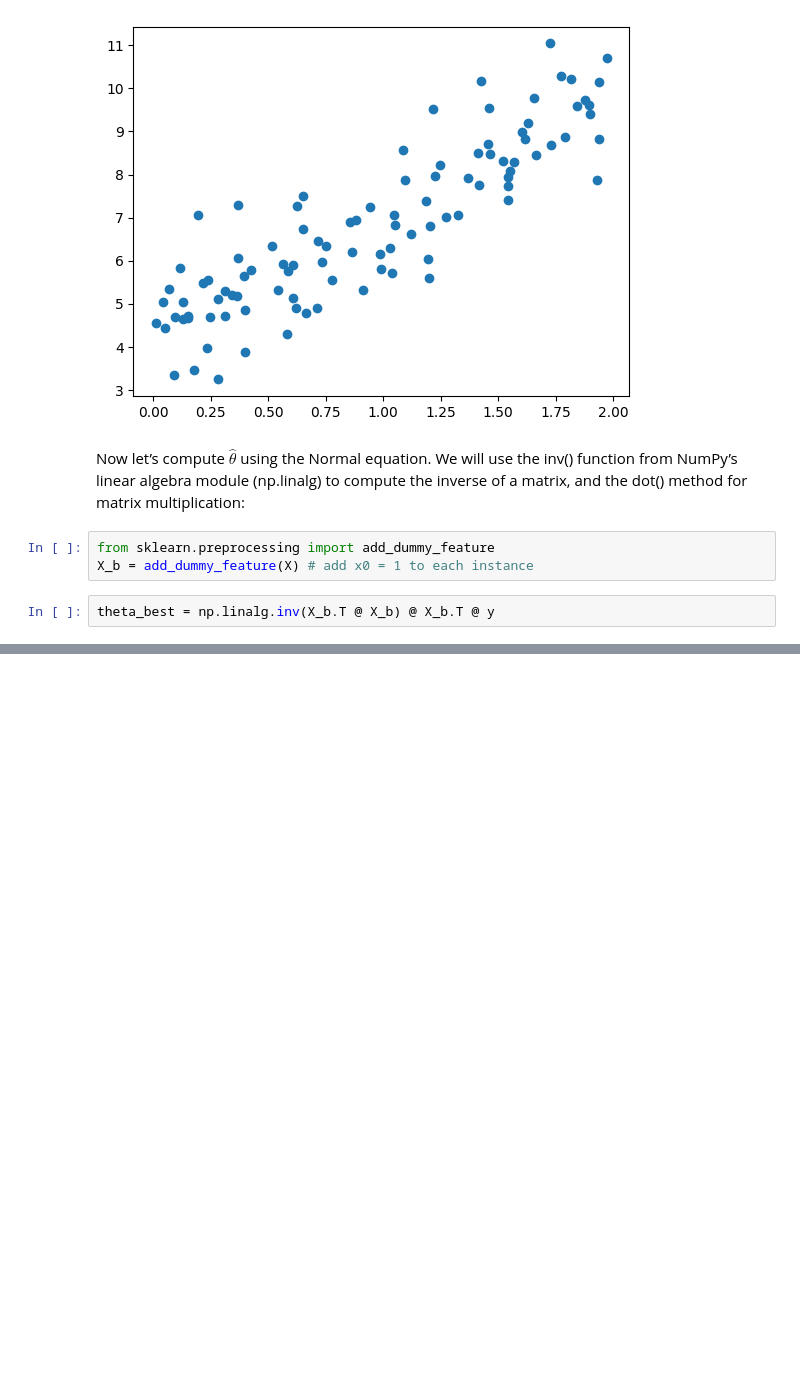
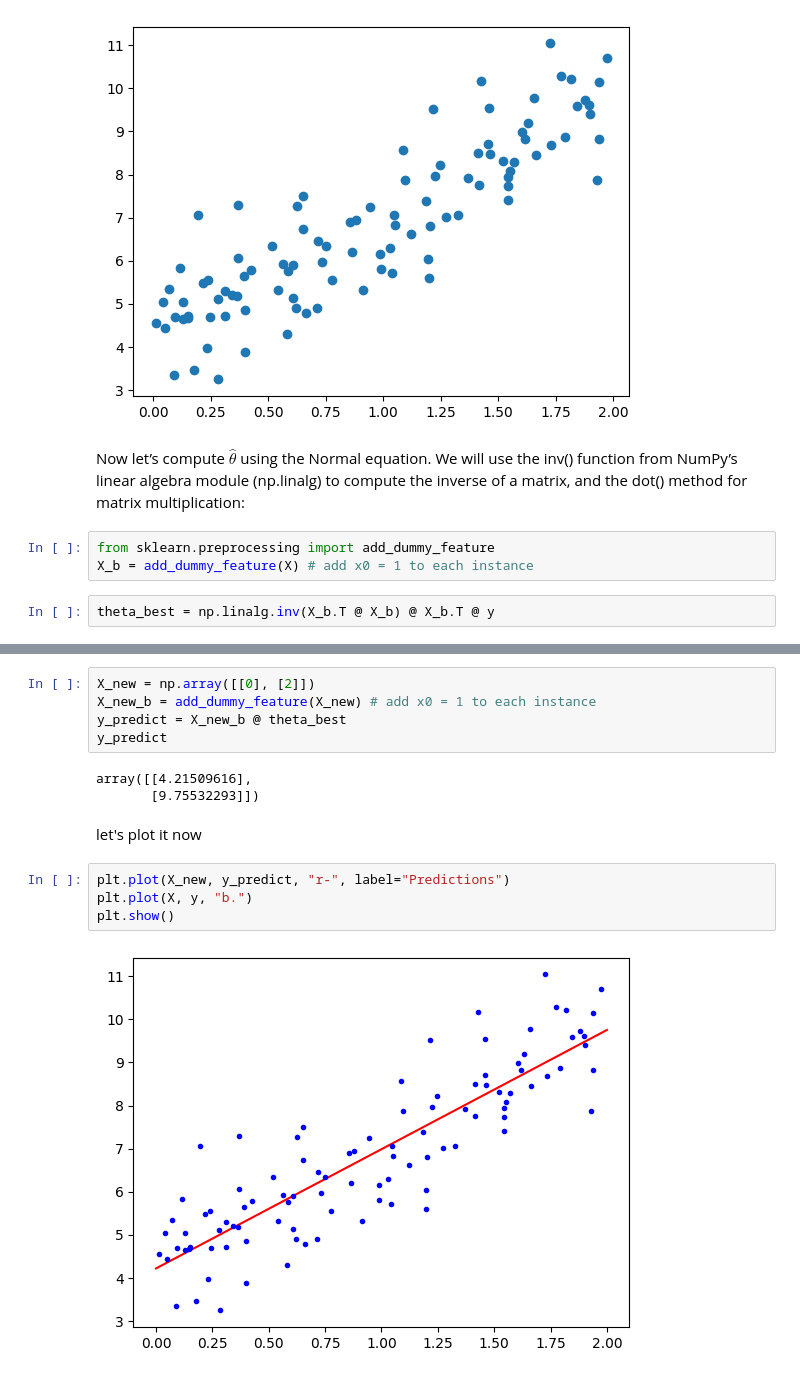
Before and after one commit to Chamiln17/Machine-Learning-Projects, a Jupyter notebook: 3-Traning_Algorithms.ipynb, the cells around one changed output, grey strips where cells are left out. Saved outputs shown, nothing was run; the diff lists cells and outputs as text; blank space fills up the shorter version.

Commit message:
plotting the prediction

```diff
--- a/3-Traning_Algorithms.ipynb
+++ b/3-Traning_Algorithms.ipynb
@@ -31,0 +41,16 @@ theta_best = np.linalg.inv(X_b.T @ X_b) @ X_b.T @ y
+# %%
+X_new = np.array([[0], [2]])
+X_new_b = add_dummy_feature(X_new) # add x0 = 1 to each instance
+y_predict = X_new_b @ theta_best
+y_predict
+# %% [output]
+array([[4.21509616],
+       [9.75532293]])
+# %% [markdown]
+let's plot it now
+# %%
+plt.plot(X_new, y_predict, "r-", label="Predictions")
+plt.plot(X, y, "b.")
+plt.show()
+# %% [output]
+[figure, added]
```
Also changed, not shown: parts of 2 cells of this notebook.
